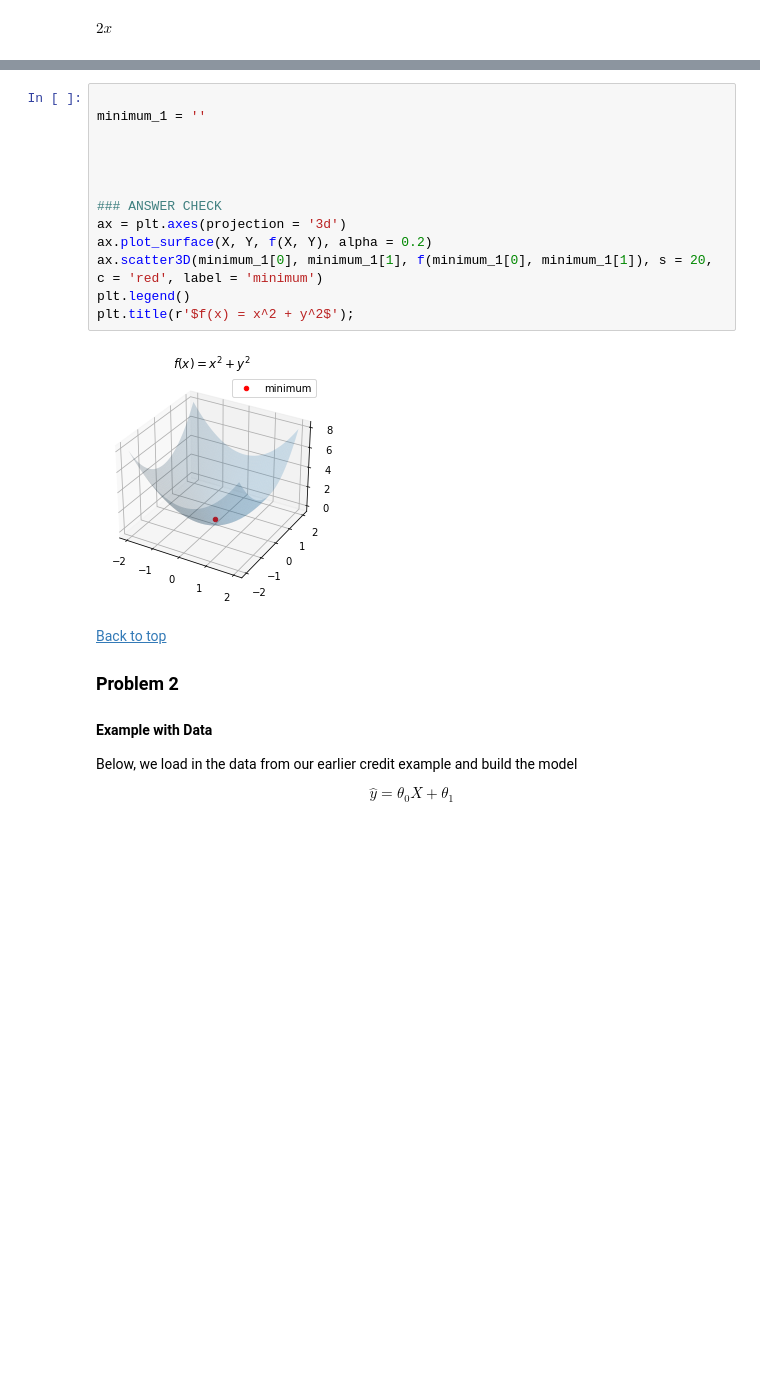
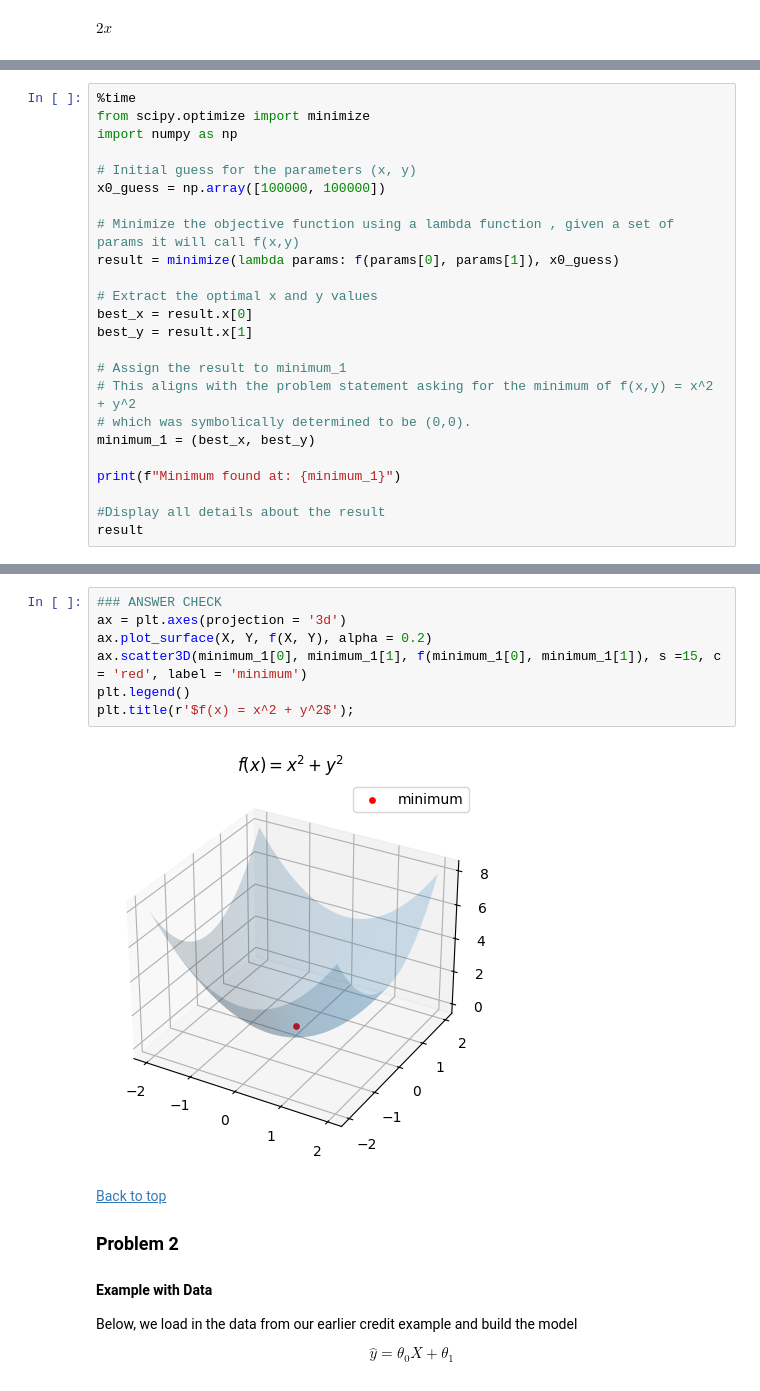
Before and after one commit to Subroy1/MSAI_AllPracticeModules, a Jupyter notebook: Module 15/colab_activity15_4.ipynb, the cells around one changed output, grey strips where cells are left out. Cells and saved outputs as stored; diff of their text form; blank space fills up the shorter version.

Commit message:
Using scipy minimize function on the lr model to find the global minimum of the function

```diff
--- a/Module 15/colab_activity15_4.ipynb
+++ b/Module 15/colab_activity15_4.ipynb
@@ -54,0 +58,24 @@ $\displaystyle 2 y$
+# %%
+%time
+from scipy.optimize import minimize
+import numpy as np
+
+# Initial guess for the parameters (x, y)
+x0_guess = np.array([100000, 100000])
+
+# Minimize the objective function using a lambda function , given a set of params it will call f(x,y)
+result = minimize(lambda params: f(params[0], params[1]), x0_guess)
+
+# Extract the optimal x and y values
+best_x = result.x[0]
+best_y = result.x[1]
+
+# Assign the result to minimum_1
+# This aligns with the problem statement asking for the minimum of f(x,y) = x^2 + y^2
+# which was symbolically determined to be (0,0).
+minimum_1 = (best_x, best_y)
+
+print(f"Minimum found at: {minimum_1}")
+
+#Display all details about the result
+result
@@ -55,18 +97,12 @@ $\displaystyle 2 y$
 # %%
-
-minimum_1 = ''
-
-
-
-
 ### ANSWER CHECK
 ax = plt.axes(projection = '3d')
 ax.plot_surface(X, Y, f(X, Y), alpha = 0.2)
-ax.scatter3D(minimum_1[0], minimum_1[1], f(minimum_1[0], minimum_1[1]), s = 20, c = 'red', label = 'minimum')
+ax.scatter3D(minimum_1[0], minimum_1[1], f(minimum_1[0], minimum_1[1]), s =15, c = 'red', label = 'minimum')
 plt.legend()
 plt.title(r'$f(x) = x^2 + y^2$');
 # %% [output]
-[figure, old version]
+[figure, new version]
 # %% [markdown]
 [Back to top](#-Index)
 
```
Also changed, not shown: parts of 16 cells of this notebook.
